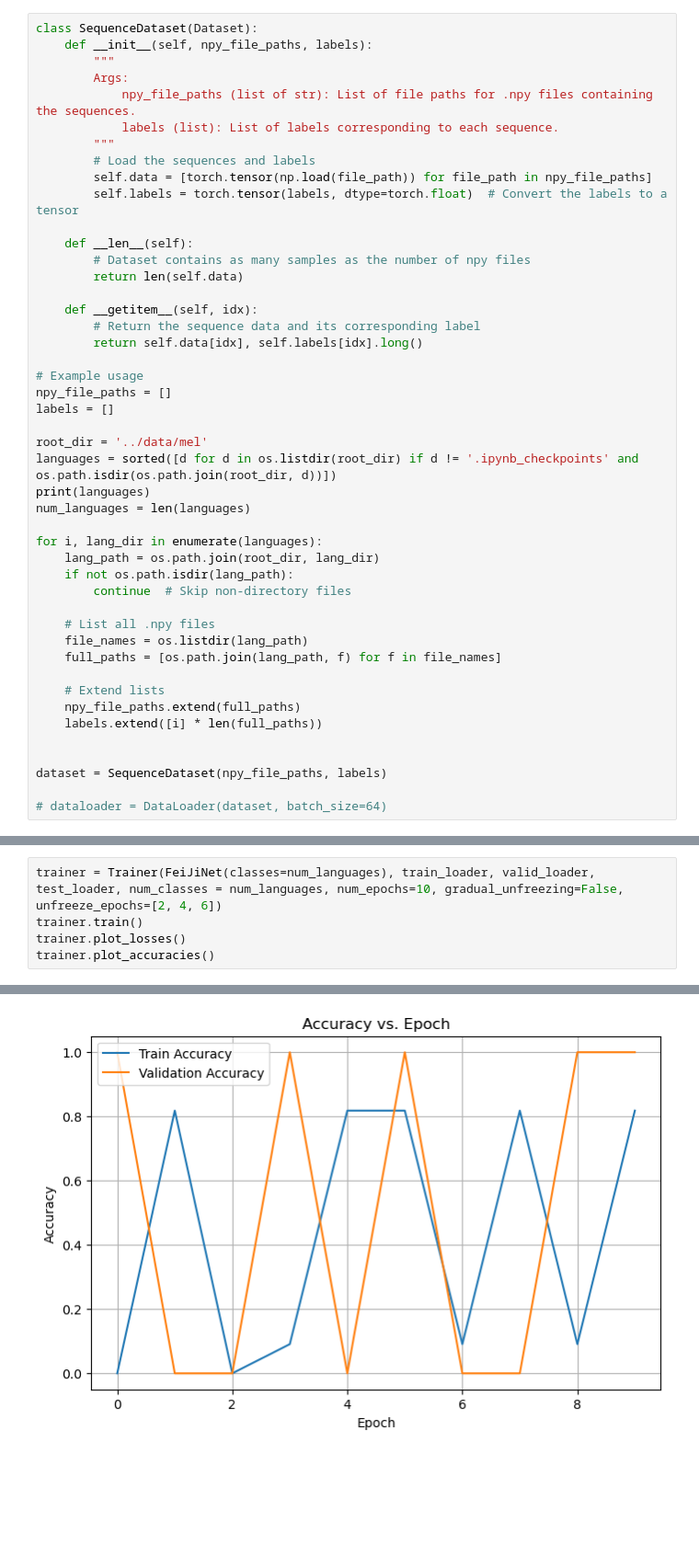
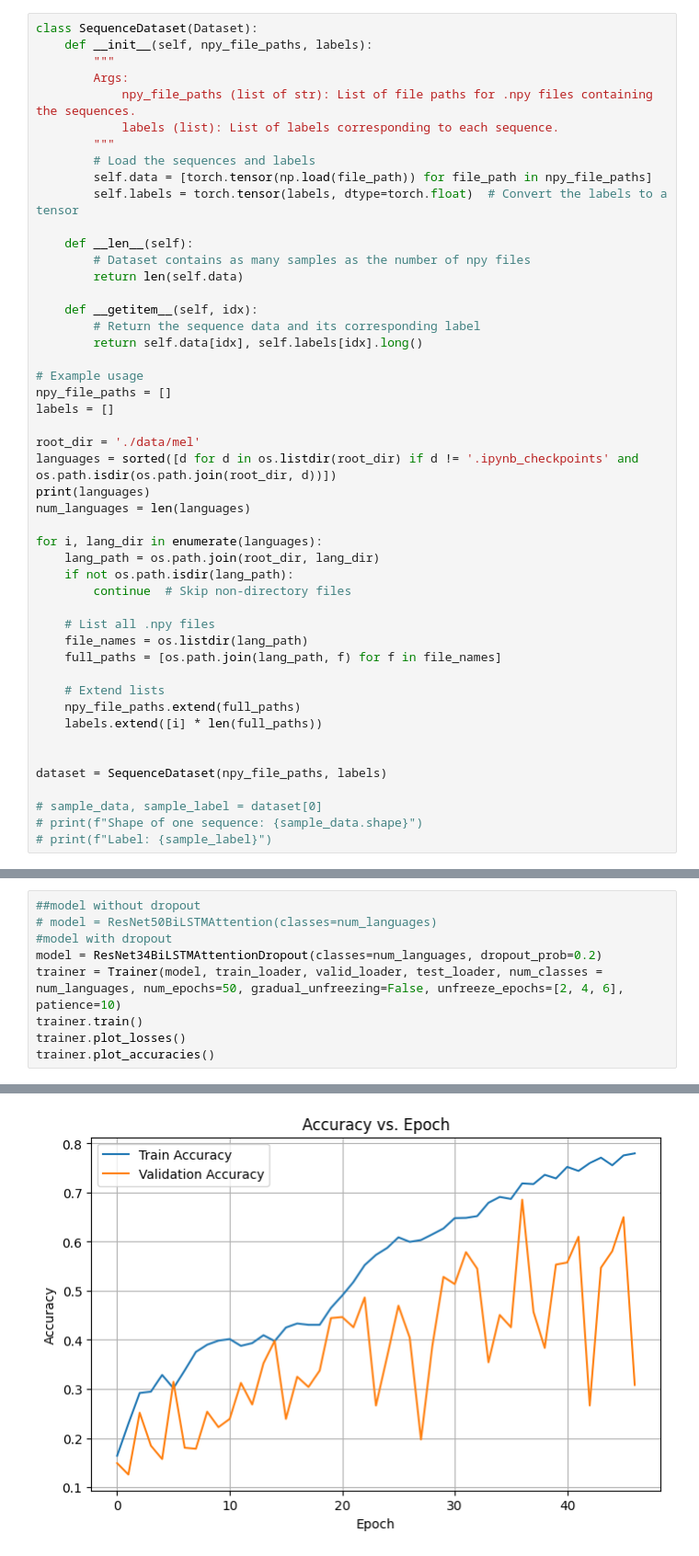
Before and after one commit to r-muthu/group_19_tpdl, a Jupyter notebook: train.ipynb, the cells around one changed output, grey strips where cells are left out. Shown at 92% size. Cells and saved outputs as stored; diff of their text form; blank space fills up the shorter version.

Commit message:
trainer notebook and models by bowei

```diff
--- a/train.ipynb
+++ b/train.ipynb
@@ -65,7 +60,7 @@ class SequenceDataset(Dataset):
 npy_file_paths = []
 labels = []
 
-root_dir = '../data/mel'
+root_dir = './data/mel'
 languages = sorted([d for d in os.listdir(root_dir) if d != '.ipynb_checkpoints' and os.path.isdir(os.path.join(root_dir, d))])
 print(languages)
 num_languages = len(languages)
@@ -86,5 +81,7 @@ for i, lang_dir in enumerate(languages):
 
 dataset = SequenceDataset(npy_file_paths, labels)
 
-# dataloader = DataLoader(dataset, batch_size=64)
+# sample_data, sample_label = dataset[0]
+# print(f"Shape of one sequence: {sample_data.shape}")
+# print(f"Label: {sample_label}")
 # %% [output]
@@ -288,7 +371,11 @@ class Trainer:
         plt.grid(True)
         plt.show()
 # %%
-trainer = Trainer(FeiJiNet(classes=num_languages), train_loader, valid_loader, test_loader, num_classes = num_languages, num_epochs=10, gradual_unfreezing=False, unfreeze_epochs=[2, 4, 6])
+##model without dropout
+# model = ResNet50BiLSTMAttention(classes=num_languages)
+#model with dropout
+model = ResNet34BiLSTMAttentionDropout(classes=num_languages, dropout_prob=0.2)
+trainer = Trainer(model, train_loader, valid_loader, test_loader, num_classes = num_languages, num_epochs=50, gradual_unfreezing=False, unfreeze_epochs=[2, 4, 6], patience=10)
 trainer.train()
 trainer.plot_losses()
 trainer.plot_accuracies()
@@ -314 +401 @@ Final Test Loss: 3.5159, Final Test Accuracy: 0.6667
-[figure, old version]
+[figure, new version]
```
Also changed, not shown: parts of 11 cells of this notebook, 6 other files.
